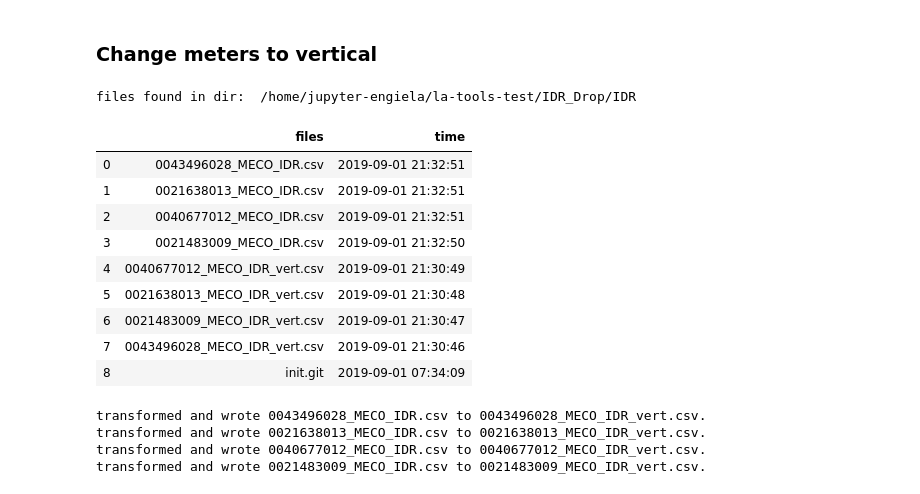
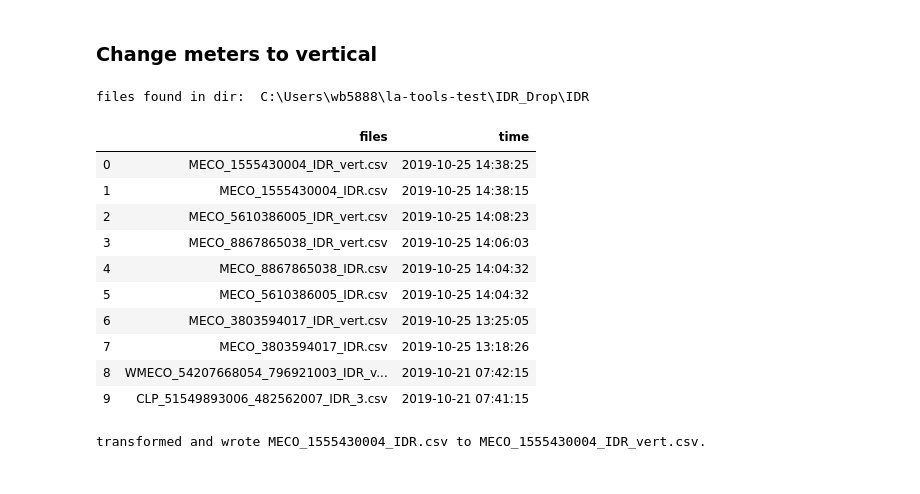
Before and after one commit to stevenhurwitt/la-tools-test, a Jupyter notebook: IDR_Drop/IDR_Drop.ipynb, the cells around one changed output. Cells and saved outputs as stored; diff of their text form; code cells hidden in the pictures.

```diff
--- a/IDR_Drop/IDR_Drop.ipynb
+++ b/IDR_Drop/IDR_Drop.ipynb
@@ -126,28 +155,27 @@ error_log
 # %% [markdown]
 ### Change meters to vertical
 # %%
-data_dir = '/home/jupyter-engiela/la-tools-test/IDR_Drop/IDR'
+#data_dir = '/home/jupyter-engiela/la-tools-test/IDR_Drop/IDR'
+data_dir = 'C:\\Users\wb5888\la-tools-test\IDR_Drop\IDR'
 os.chdir(data_dir)
 idr = IDRdrop.show_dir(data_dir, 10)
 idr
 # %% [output]
-files found in dir:  /home/jupyter-engiela/la-tools-test/IDR_Drop/IDR
+files found in dir:  C:\Users\wb5888\la-tools-test\IDR_Drop\IDR
 |  | files | time |
-| 0 | 0043496028_MECO_IDR.csv | 2019-09-01 21:32:51 |
-| 1 | 0021638013_MECO_IDR.csv | 2019-09-01 21:32:51 |
-| 2 | 0040677012_MECO_IDR.csv | 2019-09-01 21:32:51 |
-| 3 | 0021483009_MECO_IDR.csv | 2019-09-01 21:32:50 |
-| 4 | 0040677012_MECO_IDR_vert.csv | 2019-09-01 21:30:49 |
-| 5 | 0021638013_MECO_IDR_vert.csv | 2019-09-01 21:30:48 |
-| 6 | 0021483009_MECO_IDR_vert.csv | 2019-09-01 21:30:47 |
-| 7 | 0043496028_MECO_IDR_vert.csv | 2019-09-01 21:30:46 |
-| 8 | init.git | 2019-09-01 07:34:09 |
+| 0 | MECO_1555430004_IDR_vert.csv | 2019-10-25 14:38:25 |
+| 1 | MECO_1555430004_IDR.csv | 2019-10-25 14:38:15 |
+| 2 | MECO_5610386005_IDR_vert.csv | 2019-10-25 14:08:23 |
+| 3 | MECO_8867865038_IDR_vert.csv | 2019-10-25 14:06:03 |
+| 4 | MECO_8867865038_IDR.csv | 2019-10-25 14:04:32 |
+| 5 | MECO_5610386005_IDR.csv | 2019-10-25 14:04:32 |
+| 6 | MECO_3803594017_IDR_vert.csv | 2019-10-25 13:25:05 |
+| 7 | MECO_3803594017_IDR.csv | 2019-10-25 13:18:26 |
+| 8 | WMECO_54207668054_796921003_IDR_v... | 2019-10-21 07:42:15 |
+| 9 | CLP_51549893006_482562007_IDR_3.csv | 2019-10-21 07:41:15 |
 # %%
-myfiles = idr.files[:4]
+myfiles = idr.files[[0]]
 for f in myfiles:
     IDRdrop.hor_to_vert(f)
 # %% [output]
-transformed and wrote 0043496028_MECO_IDR.csv to 0043496028_MECO_IDR_vert.csv.
-transformed and wrote 0021638013_MECO_IDR.csv to 0021638013_MECO_IDR_vert.csv.
-transformed and wrote 0040677012_MECO_IDR.csv to 0040677012_MECO_IDR_vert.csv.
-transformed and wrote 0021483009_MECO_IDR.csv to 0021483009_MECO_IDR_vert.csv.
+transformed and wrote MECO_1555430004_IDR.csv to MECO_1555430004_IDR_vert.csv.
```
Also changed, not shown: parts of 14 cells of this notebook, 41 other files.
